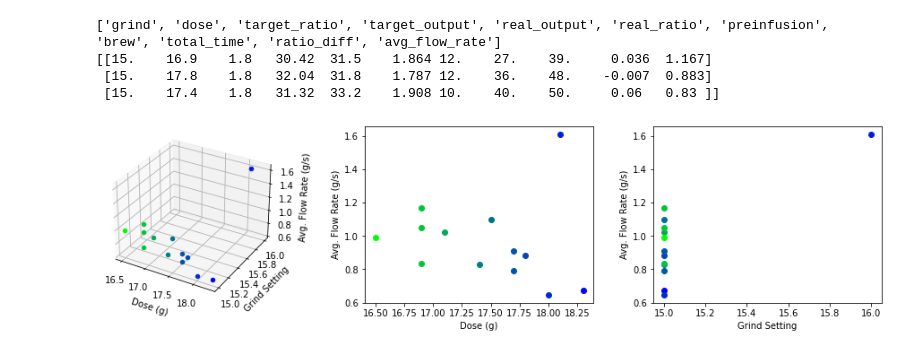
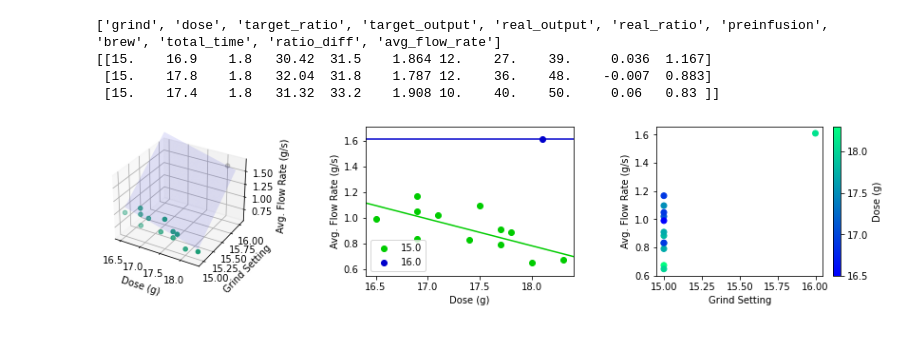
Before and after one commit to SamReilly/espresso-analysis, a Jupyter notebook: espresso.ipynb, the cells around one changed output. Drawn from its saved outputs; the diff is of its cells as text; code cells hidden in the pictures.

Commit message:
Add regression lines

```diff
--- a/espresso.ipynb
+++ b/espresso.ipynb
@@ -19,45 +19,73 @@ print(data[0:3, :]) # first 3 rows
  [15.    17.4    1.8   31.32  33.2    1.908 10.    40.    50.     0.06   0.83 ]]
 # %%
 import matplotlib.pyplot as plt
+from sklearn.linear_model import LinearRegression
 
 
 def color_lerp(color0, color1, r, lb, ub):
     c0 = np.asarray(color0)
     c1 = np.asarray(color1)
     lb = lb - 0.001
     ub = ub + 0.001
     return tuple(c0 + (c1 - c0) * (r - lb) / (ub - lb))
 
 
-color1 = (0, 1, 0)
-color2 = (0, 0, 1)
+color1 = (0, 0.8, 0)
+color2 = (0, 0, 0.8)
 maxes = np.amax(data, axis=0)
 mins = np.amin(data, axis=0)
 
 fig = plt.figure(figsize=plt.figaspect(0.3))
+
+# draw graph of dose, grind size and flow rate
 ax0 = fig.add_subplot(1, 3, 1, projection='3d')
-ax1 = fig.add_subplot(1, 3, 2)
-ax2 = fig.add_subplot(1, 3, 3)
+im0 = ax0.scatter(data[:, 1], data[:, 0], data[:, 10], c=data[:, 0], cmap='Dark2')
 
-for point in data:
-    ax0.scatter(point[1], point[0], point[10], c=[color_lerp(
-        color1, color2, point[1], mins[1], maxes[1])])
-    ax1.scatter(point[1], point[10], c=[color_lerp(
-        color1, color2, point[1], mins[1], maxes[1])])
-    ax2.scatter(point[0], point[10], c=[color_lerp(
-        color1, color2, point[1], mins[1], maxes[1])])
+regression = LinearRegression().fit(data[:, [1, 0]], data[:, 10])
+x_surf, y_surf = np.meshgrid(np.linspace(
+    mins[1], maxes[1]), np.linspace(mins[0], maxes[0]))
+z_surf = regression.coef_[0]*x_surf + \
+    regression.coef_[1]*y_surf+regression.intercept_
+ax0.plot_surface(x_surf, y_surf, z_surf, rstride=1,
+                 cstride=1, alpha=0.1, color='b')
 
 ax0.set_xlabel('Dose (g)')
+ax0.set_xbound(mins[1] - 0.1, maxes[1] + 0.1)
 ax0.set_ylabel('Grind Setting')
+ax0.set_ybound(mins[0] - 0.1, maxes[0] + 0.1)
 ax0.set_zlabel('Avg. Flow Rate (g/s)')
+ax0.set_zbound(mins[10] - 0.1, maxes[10] + 0.1)
+
+# draw graph of dose vs. flow rate
+ax1 = fig.add_subplot(1, 3, 2)
+grind_settings = np.unique(data[:, 0])
+regressions = []
+for index, setting in enumerate(grind_settings):
+    colour = color_lerp(color1, color2, index, 0, len(grind_settings)-1)
+    grind_data = data[data[:, 0] == setting]
+    ax1.scatter(grind_data[:, 1], grind_data[:, 10],
+                color=colour, label=setting)
+    regressions.append(LinearRegression().fit(
+        grind_data[:, 1].reshape(-1, 1), grind_data[:, 10]))
+    ax1.add_line(plt.Line2D([0, 20], [regressions[index].intercept_,
+                 regressions[index].intercept_ + 20 * regressions[index].coef_], color=colour))
 
 ax1.set_xlabel('Dose (g)')
+ax1.set_xbound(mins[1] - 0.1, maxes[1] + 0.1)
 ax1.set_ylabel('Avg. Flow Rate (g/s)')
+ax1.set_ybound(mins[10] - 0.1, maxes[10] + 0.1)
+ax1.legend()
+
+# draw graph of grind setting vs. flow rate
+ax2 = fig.add_subplot(1, 3, 3)
+im2 = ax2.scatter(data[:, 0], data[:, 10], c=data[:, 1], cmap='winter')
+cbar2 = fig.colorbar(im2, ax = ax2)
 
 ax2.set_xlabel('Grind Setting')
 ax2.set_ylabel('Avg. Flow Rate (g/s)')
+cbar2.set_label('Dose (g)')
 
-fig.tight_layout(pad=3.0)
+fig.tight_layout(pad=5.0)
 plt.show()
 # %% [output]
-[figure, old version]
+[figure, new version]
```
